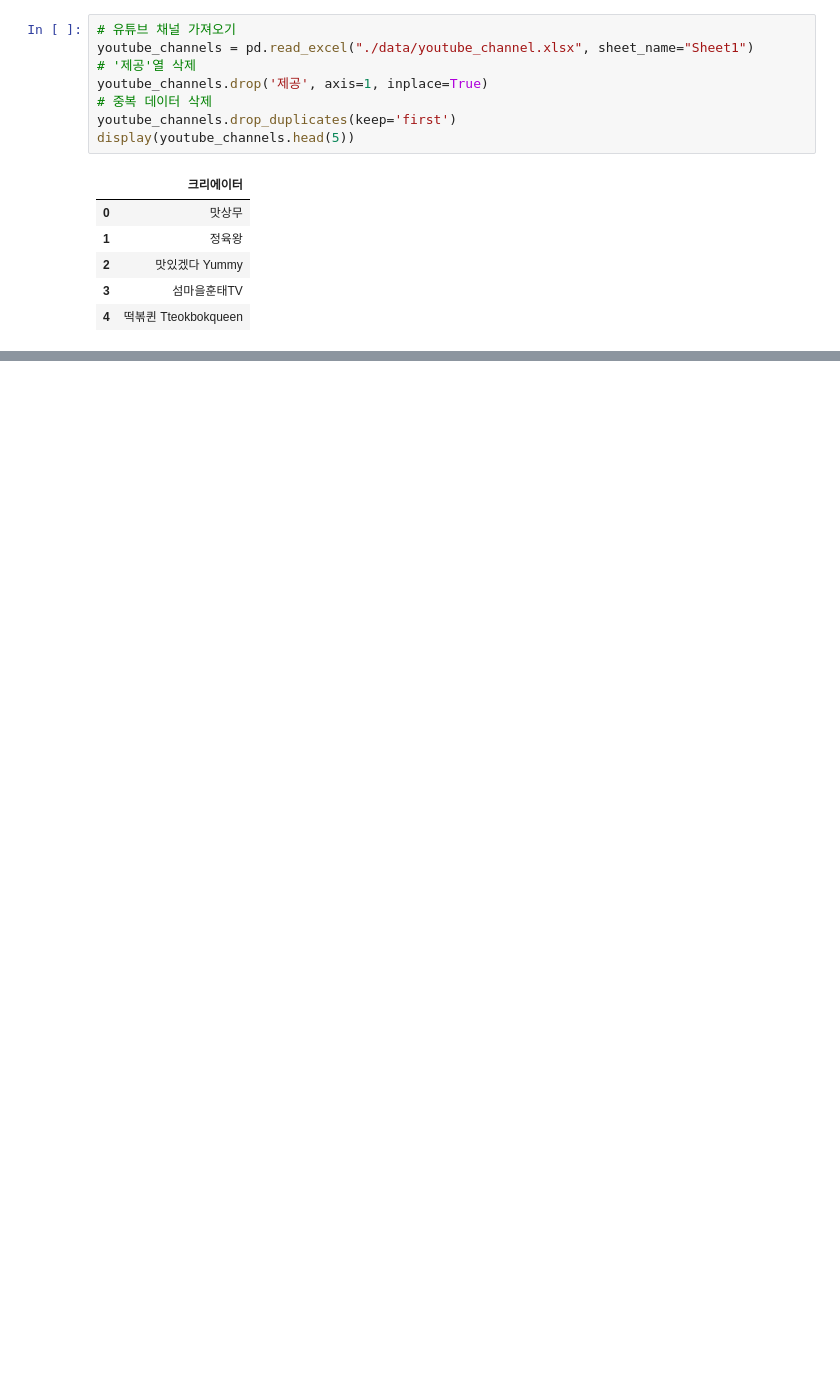
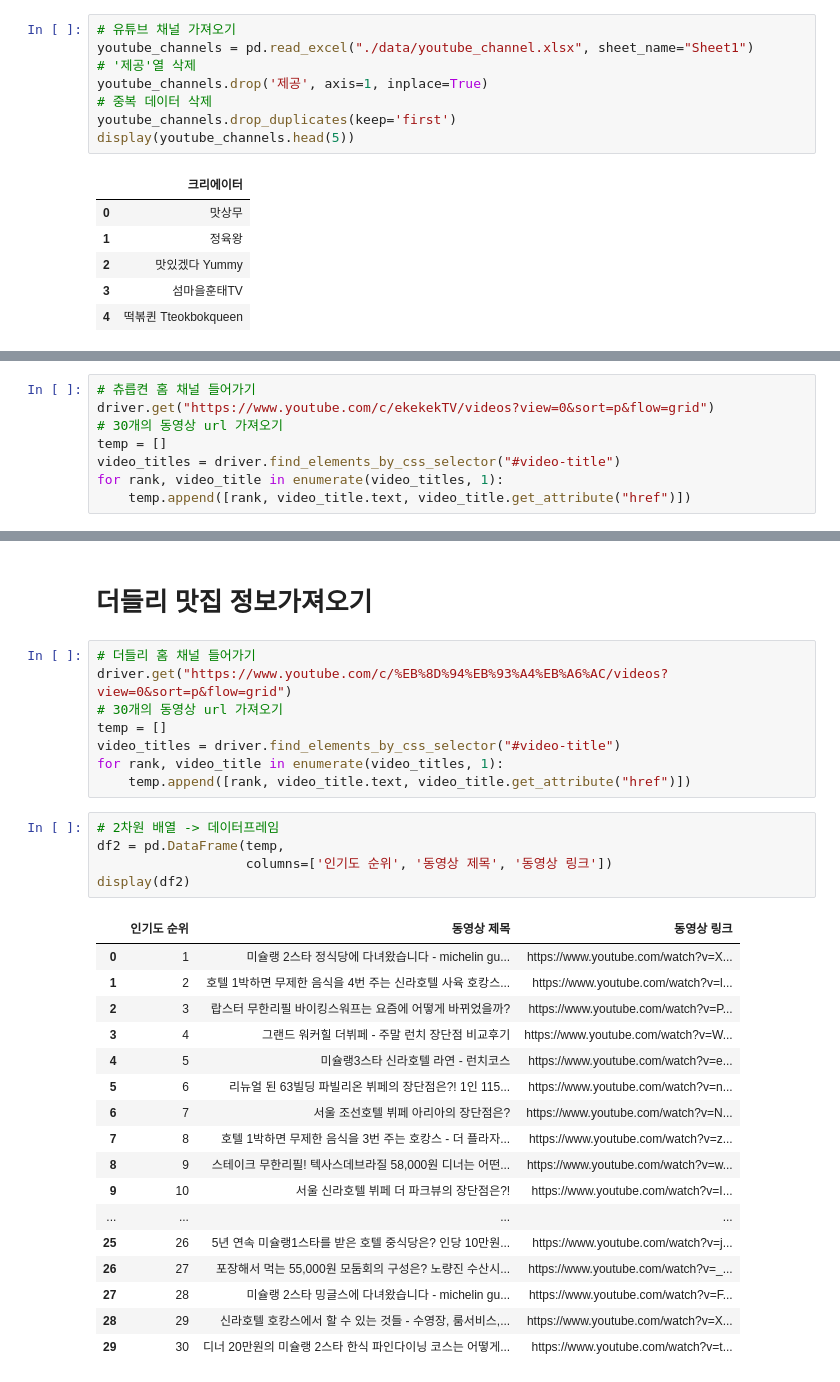
Before and after one commit to moonheee/restaurant-for-media, a Jupyter notebook: Youtube.ipynb, the cells around one changed output, grey strips where cells are left out. Cells and saved outputs as stored; diff of their text form; blank space fills up the shorter version.

```diff
--- a/Youtube.ipynb
+++ b/Youtube.ipynb
@@ -38,0 +50,8 @@ time.sleep(2)
+# %%
+# 츄릅켠 홈 채널 들어가기
+driver.get("https://www.youtube.com/c/ekekekTV/videos?view=0&sort=p&flow=grid")
+# 30개의 동영상 url 가져오기
+temp = []
+video_titles = driver.find_elements_by_css_selector("#video-title")
+for rank, video_title in enumerate(video_titles, 1):
+    temp.append([rank, video_title.text, video_title.get_attribute("href")])
@@ -38,0 +83,33 @@ time.sleep(2)
+# %% [markdown]
+# 더들리 맛집 정보가져오기
+# %%
+# 더들리 홈 채널 들어가기
+driver.get("https://www.youtube.com/c/%EB%8D%94%EB%93%A4%EB%A6%AC/videos?view=0&sort=p&flow=grid")
+# 30개의 동영상 url 가져오기
+temp = []
+video_titles = driver.find_elements_by_css_selector("#video-title")
+for rank, video_title in enumerate(video_titles, 1):
+    temp.append([rank, video_title.text, video_title.get_attribute("href")])
+# %%
+# 2차원 배열 -> 데이터프레임
+df2 = pd.DataFrame(temp,
+                   columns=['인기도 순위', '동영상 제목', '동영상 링크'])
+display(df2)
+# %% [output]
+|  | 인기도 순위 | 동영상 제목 | 동영상 링크 |
+| 0 | 1 | 미슐랭 2스타 정식당에 다녀왔습니다 - michelin gu... | https://www.youtube.com/watch?v=X... |
+| 1 | 2 | 호텔 1박하면 무제한 음식을 4번 주는 신라호텔 사육 호캉스... | https://www.youtube.com/watch?v=l... |
+| 2 | 3 | 랍스터 무한리필 바이킹스워프는 요즘에 어떻게 바뀌었을까? | https://www.youtube.com/watch?v=P... |
+| 3 | 4 | 그랜드 워커힐 더뷔페 - 주말 런치 장단점 비교후기 | https://www.youtube.com/watch?v=W... |
+| 4 | 5 | 미슐랭3스타 신라호텔 라연 - 런치코스 | https://www.youtube.com/watch?v=e... |
+| 5 | 6 | 리뉴얼 된 63빌딩 파빌리온 뷔페의 장단점은?! 1인 115... | https://www.youtube.com/watch?v=n... |
+| 6 | 7 | 서울 조선호텔 뷔페 아리아의 장단점은? | https://www.youtube.com/watch?v=N... |
+| 7 | 8 | 호텔 1박하면 무제한 음식을 3번 주는 호캉스 - 더 플라자... | https://www.youtube.com/watch?v=z... |
+| 8 | 9 | 스테이크 무한리필! 텍사스데브라질 58,000원 디너는 어떤... | https://www.youtube.com/watch?v=w... |
+| 9 | 10 | 서울 신라호텔 뷔페 더 파크뷰의 장단점은?! | https://www.youtube.com/watch?v=I... |
+| ... | ... | ... | ... |
+| 25 | 26 | 5년 연속 미슐랭1스타를 받은 호텔 중식당은? 인당 10만원... | https://www.youtube.com/watch?v=j... |
+| 26 | 27 | 포장해서 먹는 55,000원 모둠회의 구성은? 노량진 수산시... | https://www.youtube.com/watch?v=_... |
+| 27 | 28 | 미슐랭 2스타 밍글스에 다녀왔습니다 - michelin gu... | https://www.youtube.com/watch?v=F... |
+| 28 | 29 | 신라호텔 호캉스에서 할 수 있는 것들 - 수영장, 룸서비스,... | https://www.youtube.com/watch?v=X... |
+| 29 | 30 | 디너 20만원의 미슐랭 2스타 한식 파인다이닝 코스는 어떻게... | https://www.youtube.com/watch?v=t... |
```
Also changed, not shown: parts of 27 cells of this notebook, 1 other file.
